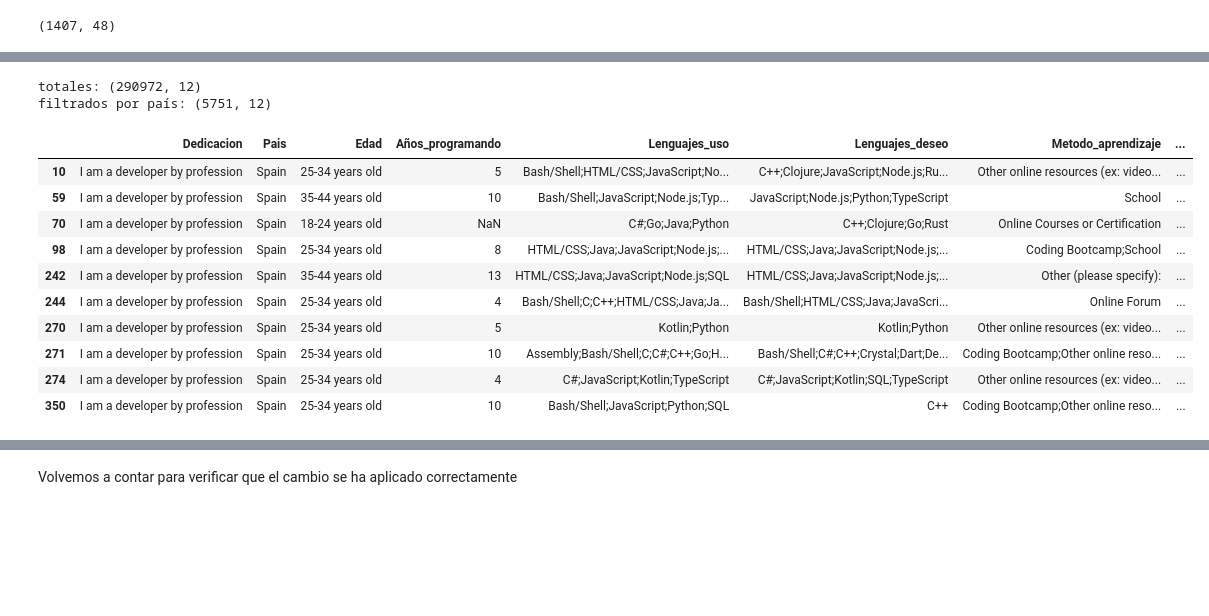
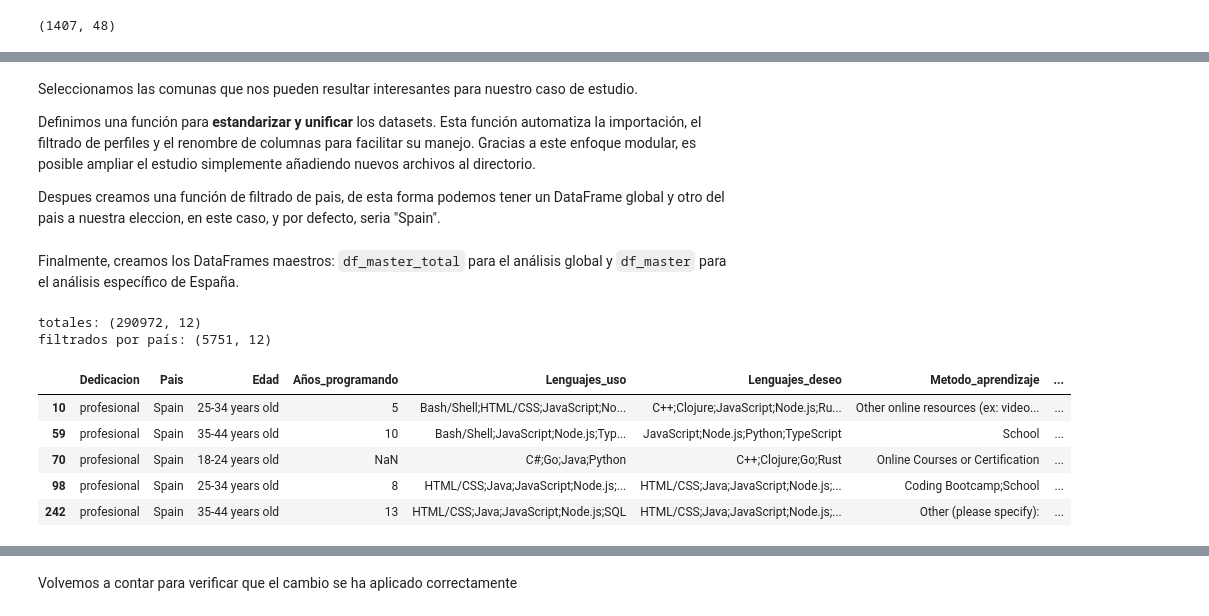
Before and after one commit to jlalonsoredon/EDA-programacion-tendencias, a Jupyter notebook: analisis-Stack-Overflow.ipynb, the cells around one changed output, grey strips where cells are left out. Saved outputs shown, nothing was run; the diff lists cells and outputs as text; code cells hidden in the pictures; blank space fills up the shorter version.

```diff
--- a/analisis-Stack-Overflow.ipynb
+++ b/analisis-Stack-Overflow.ipynb
@@ -105,6 +120,12 @@ array_dfs = [df_stack_22, df_stack_23, df_stack_24, df_stack_25]
 for year, df in zip(years, array_dfs):
     df_dedicacion = df[df['MainBranch'].isin(interesantes)]
     globals()[f"df_stack_dedicacion_spain_{year}"] = df_dedicacion[df_dedicacion["Country"].values == "Spain"]
+# %% [markdown]
+Seleccionamos las comunas que nos pueden resultar interesantes para nuestro caso de estudio.
+
+Definimos una función para **estandarizar y unificar** los datasets. Esta función automatiza la importación, el filtrado de perfiles y el renombre de columnas para facilitar su manejo. Gracias a este enfoque modular, es posible ampliar el estudio simplemente añadiendo nuevos archivos al directorio.
+
+Despues creamos una función de filtrado de pais, de esta forma podemos tener un DataFrame global y otro del pais a nuestra eleccion, en este caso, y por defecto, seria "Spain".
 # %%
 # Lista de columnas maestras que queremos
 # Columnas que vamos a extraer de cada año (si existen)
@@ -121,25 +142,33 @@ columnas_interes = {
     'ConvertedCompYearly': 'Salario_anual',
     'AISentiment': 'IA_sentimiento',
     'AIToolCurrentlyUsing': 'IA_herramientas',
-    'AIAgentExternal': 'IA_herramientas_Externas' # Mapeamos la de 2025 a la genérica
+    'AIAgentExternal': 'IA_herramientas_Externas'
 }
 
-# Al cargar cada año:
+dedicaciones = {
+    'I am a developer by profession': 'profesional',
+    'I am a student who is learning to code': 'estudiante',
+    'I am not primarily a developer, but I write code sometimes as part of my work': 'ocasional'
+}
+
+# Función para cargar y estandarizar cada año, quedándonos solo con las columnas de interés y filtrando por dedicación
 def load_and_standardize(year_file, year_label):
     df = pd.read_csv(year_file, low_memory=False)
     existing_cols = [c for c in columnas_interes.keys() if c in df.columns] # Solo nos quedamos con las columnas que existen en columnas_interes
     df = df[existing_cols].copy()
     df.rename(columns=columnas_interes, inplace=True)
     #filtramos por dedicación para reducir el tamaño del DataFrame
-    df = df[df['Dedicacion'].isin(interesantes)]
+    df = df[df['Dedicacion'].isin(dedicaciones.keys())]
+    #aprovechamos este punto para cambiar el dato de esta columna para acortar el contenido
+    df['Dedicacion'] = df['Dedicacion'].map(dedicaciones)
     df['Year'] = year_label
     return df
 
+# Función para filtrar por país
 def filter_by_country(df, country="Spain"):
     return df[df['Pais'].values == country]
 
 years = [2021, 2022, 2023, 2024, 2025]
 dfs = [load_and_standardize(f"data/stack-overflow-developer-survey-{y}.csv", y) for y in years]
-
-df_master_total = pd.concat(dfs, axis=0, ignore_index=True)
-df_master = filter_by_country(df_master_total, "Spain")
+# %% [markdown]
+Finalmente, creamos los DataFrames maestros: `df_master_total` para el análisis global y `df_master` para el análisis específico de España.
@@ -150,16 +182,11 @@ print(f"filtrados por país: {df_master.shape}")
 totales: (290972, 12)
 filtrados por país: (5751, 12)
 # %%
-df_master.head(10)
+df_master.head()
 # %% [output]
 |  | Dedicacion | Pais | Edad | Años_programando | Lenguajes_uso | Lenguajes_deseo | Metodo_aprendizaje | ... |
-| 10 | I am a developer by profession | Spain | 25-34 years old | 5 | Bash/Shell;HTML/CSS;JavaScript;No... | C++;Clojure;JavaScript;Node.js;Ru... | Other online resources (ex: video... | ... |
-| 59 | I am a developer by profession | Spain | 35-44 years old | 10 | Bash/Shell;JavaScript;Node.js;Typ... | JavaScript;Node.js;Python;TypeScript | School | ... |
-| 70 | I am a developer by profession | Spain | 18-24 years old | NaN | C#;Go;Java;Python | C++;Clojure;Go;Rust | Online Courses or Certification | ... |
-| 98 | I am a developer by profession | Spain | 25-34 years old | 8 | HTML/CSS;Java;JavaScript;Node.js;... | HTML/CSS;Java;JavaScript;Node.js;... | Coding Bootcamp;School | ... |
-| 242 | I am a developer by profession | Spain | 35-44 years old | 13 | HTML/CSS;Java;JavaScript;Node.js;SQL | HTML/CSS;Java;JavaScript;Node.js;... | Other (please specify): | ... |
-| 244 | I am a developer by profession | Spain | 25-34 years old | 4 | Bash/Shell;C;C++;HTML/CSS;Java;Ja... | Bash/Shell;HTML/CSS;Java;JavaScri... | Online Forum | ... |
-| 270 | I am a developer by profession | Spain | 25-34 years old | 5 | Kotlin;Python | Kotlin;Python | Other online resources (ex: video... | ... |
-| 271 | I am a developer by profession | Spain | 25-34 years old | 10 | Assembly;Bash/Shell;C;C#;C++;Go;H... | Bash/Shell;C#;C++;Crystal;Dart;De... | Coding Bootcamp;Other online reso... | ... |
-| 274 | I am a developer by profession | Spain | 25-34 years old | 4 | C#;JavaScript;Kotlin;TypeScript | C#;JavaScript;Kotlin;SQL;TypeScript | Other online resources (ex: video... | ... |
-| 350 | I am a developer by profession | Spain | 25-34 years old | 10 | Bash/Shell;JavaScript;Python;SQL | C++ | Coding Bootcamp;Other online reso... | ... |
+| 10 | profesional | Spain | 25-34 years old | 5 | Bash/Shell;HTML/CSS;JavaScript;No... | C++;Clojure;JavaScript;Node.js;Ru... | Other online resources (ex: video... | ... |
+| 59 | profesional | Spain | 35-44 years old | 10 | Bash/Shell;JavaScript;Node.js;Typ... | JavaScript;Node.js;Python;TypeScript | School | ... |
+| 70 | profesional | Spain | 18-24 years old | NaN | C#;Go;Java;Python | C++;Clojure;Go;Rust | Online Courses or Certification | ... |
+| 98 | profesional | Spain | 25-34 years old | 8 | HTML/CSS;Java;JavaScript;Node.js;... | HTML/CSS;Java;JavaScript;Node.js;... | Coding Bootcamp;School | ... |
+| 242 | profesional | Spain | 35-44 years old | 13 | HTML/CSS;Java;JavaScript;Node.js;SQL | HTML/CSS;Java;JavaScript;Node.js;... | Other (please specify): | ... |
```
Also changed, not shown: parts of 66 cells of this notebook, 1 other file.
